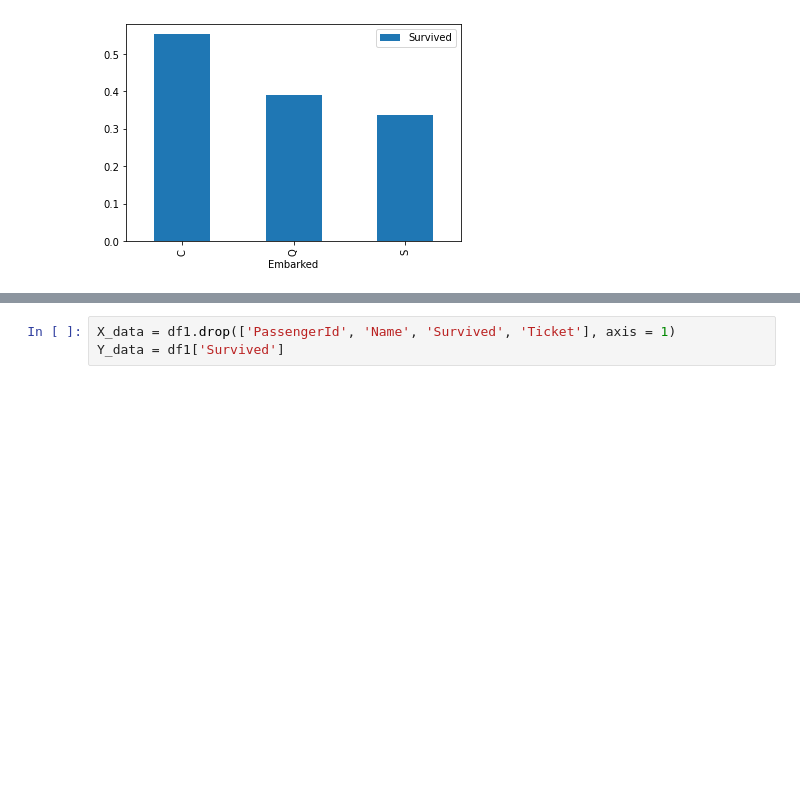
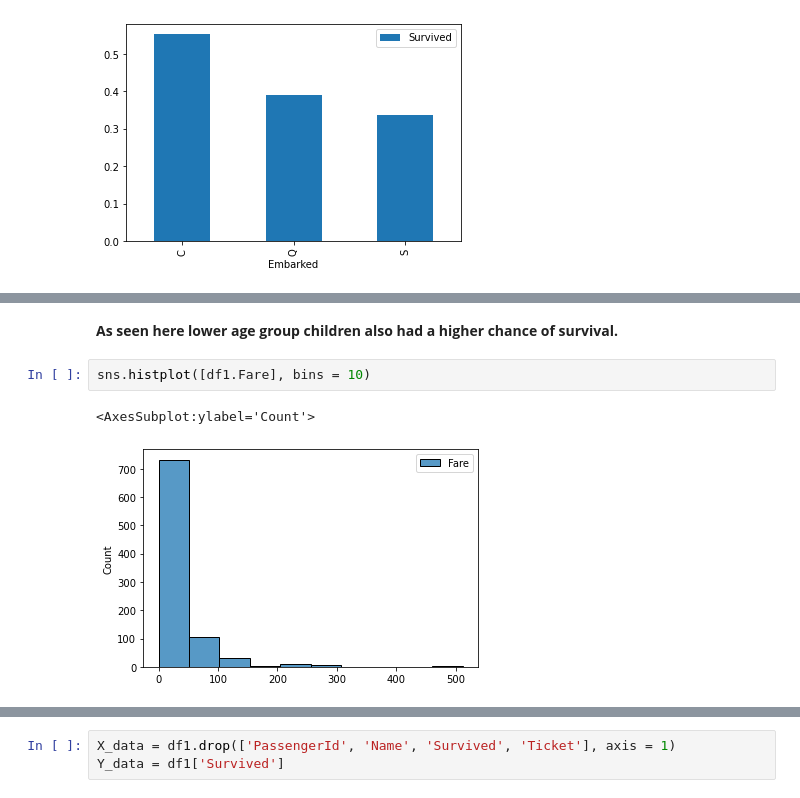
Before and after one commit to mayanksinghkgp/Mini_Projects, a Jupyter notebook: Machine_learning_form_disaster/titanic_prediction.ipynb, the cells around one changed output, grey strips where cells are left out. Saved outputs shown, nothing was run; the diff lists cells and outputs as text; blank space fills up the shorter version.

```diff
--- a/Machine_learning_form_disaster/titanic_prediction.ipynb
+++ b/Machine_learning_form_disaster/titanic_prediction.ipynb
@@ -101,0 +131,7 @@ pd.pivot_table(df1,index=['Embarked'],values=['Survived'],aggfunc=np.mean).plot(
+# %% [markdown]
+**As seen here lower age group children also had a higher chance of survival.**
+# %%
+sns.histplot([df1.Fare], bins = 10)
+# %% [output]
+<AxesSubplot:ylabel='Count'>
+[figure, added]
```
Also changed, not shown: parts of 10 cells of this notebook.
